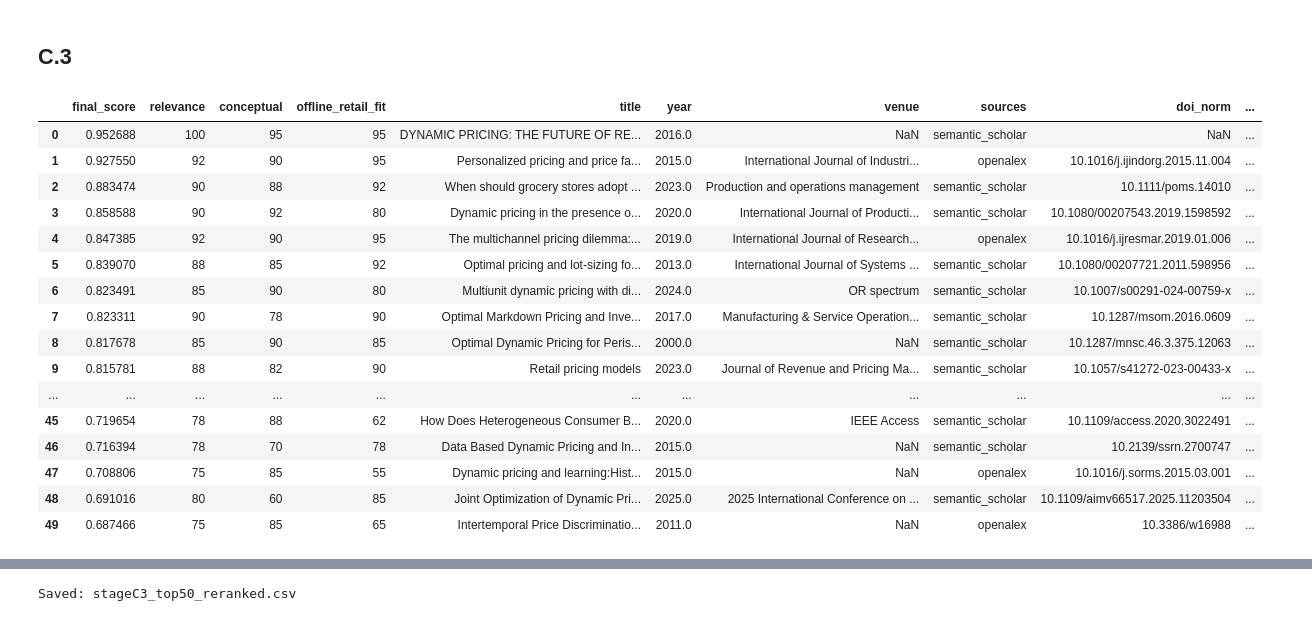
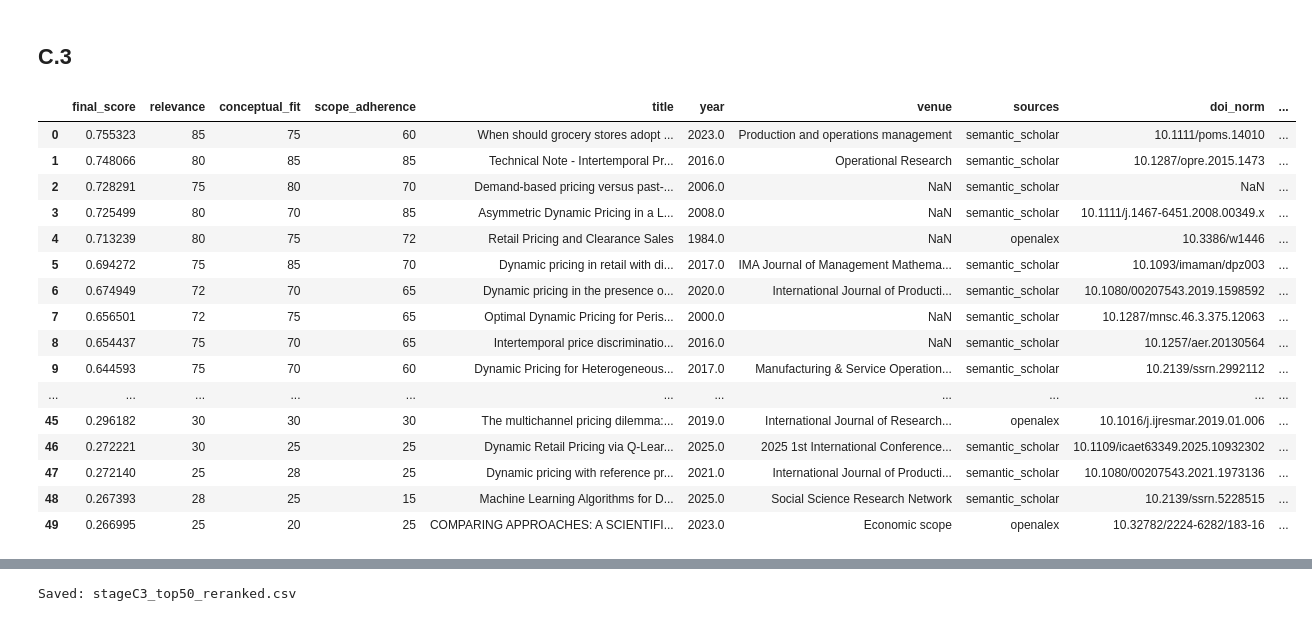
Before and after one commit to mrlmueller/instantpaper-demo, a Jupyter notebook: sources.ipynb, the cells around one changed output, grey strips where cells are left out. Drawn from its saved outputs; the diff is of its cells as text; code cells hidden in the pictures.

```diff
--- a/sources.ipynb
+++ b/sources.ipynb
@@ -625,8 +850,8 @@ import pandas as pd
 
 from sklearn.metrics.pairwise import cosine_similarity
 
-# Use main + facets as separate "retrieval queries"
-query_texts = [profile["main_query"]] + profile.get("facet_queries", [])
+# Use main + facets as separate "retrieval queries" (repeat main for extra weight downstream)
+query_texts = [blueprint["main_query"], blueprint["main_query"]] + blueprint.get("facet_queries", [])
 
 TOP_PER_QUERY = 250  # tune: 150–400 are common; larger = more embedding cost
 
@@ -753,22 +978,31 @@ qN = l2_normalize(query_embeds)
 
 S = docN @ qN.T
 score_embed_max = S.max(axis=1)
+score_embed_mean_top3 = np.sort(S, axis=1)[:, -3:].mean(axis=1)
 
 df_pool = df_pool.copy()
 df_pool["score_embed_max"] = df_pool["merge_key"].astype(str).map(lambda k: score_embed_max[key_to_i[k]])
+df_pool["score_embed_mean_top3"] = df_pool["merge_key"].astype(str).map(lambda k: score_embed_mean_top3[key_to_i[k]])
+
 df_pool["score_embed_norm"] = minmax(df_pool["score_embed_max"].values)
+df_pool["score_embed_mean_top3_norm"] = minmax(df_pool["score_embed_mean_top3"].values)
+
+# Blend best-hit + breadth (main query was repeated upstream to add weight here)
+W_EMBED_MAX = 0.70
+W_EMBED_BREADTH = 0.30
+df_pool["score_embed_combo"] = W_EMBED_MAX * df_pool["score_embed_norm"] + W_EMBED_BREADTH * df_pool["score_embed_mean_top3_norm"]
 
 # normalize tfidf within pool for fair fusion
 df_pool["score_tfidf_norm"] = minmax(df_pool["score_tfidf"].values)
 
 W_EMBED = 0.60
 W_TFIDF = 0.40
-df_pool["score_relevance_hybrid"] = W_EMBED * df_pool["score_embed_norm"] + W_TFIDF * df_pool["score_tfidf_norm"]
+df_pool["score_relevance_hybrid"] = W_EMBED * df_pool["score_embed_combo"] + W_TFIDF * df_pool["score_tfidf_norm"]
 
 CITE_WEIGHT = 0.08
 df_pool["score_hybrid_pool"] = (1 - CITE_WEIGHT) * df_pool["score_relevance_hybrid"] + CITE_WEIGHT * df_pool["score_cite_norm"]
 
 df_pool.sort_values("score_hybrid_pool", ascending=False).head(10)[
-    ["title","score_embed_max","score_tfidf","score_hybrid_pool","score_stageC1"]
+    ["title","score_embed_max","score_embed_mean_top3","score_tfidf","score_hybrid_pool","score_stageC1"]
 ]
 # %% [output]
@@ -1045,6 +1298,6 @@ df_scores.head()
 # %%
-mx = df_scores[["relevance","conceptual","offline_retail_fit"]].max().max()
-mn = df_scores[["relevance","conceptual","offline_retail_fit"]].min().min()
+mx = df_scores[["relevance","conceptual_fit","scope_adherence"]].max().max()
+mn = df_scores[["relevance","conceptual_fit","scope_adherence"]].min().min()
 print("Score range:", mn, "to", mx)
-df_scores[["relevance","conceptual","offline_retail_fit","notes"]].head(10)
+df_scores[["relevance","conceptual_fit","scope_adherence","facet_hits","notes"]].head(10)
 # %% [output]
@@ -1068,57 +1321,60 @@ import pandas as pd
 
 def minmax(x):
     x = np.asarray(x, dtype=float)
     mn, mx = np.nanmin(x), np.nanmax(x)
     return (x - mn) / (mx - mn + 1e-12)
 
 # Join rerank scores to the same rows (df_scores is aligned with df_llm order)
 df_llm2 = pd.concat([df_llm.reset_index(drop=True), df_scores.reset_index(drop=True)], axis=1)
 
 # Normalize to 0..1
 df_llm2["rel_norm"] = df_llm2["relevance"] / 100.0
-df_llm2["concept_norm"] = df_llm2["conceptual"] / 100.0
-df_llm2["offline_norm"] = df_llm2["offline_retail_fit"] / 100.0
+df_llm2["concept_norm"] = df_llm2["conceptual_fit"] / 100.0
+df_llm2["scope_norm"] = df_llm2["scope_adherence"] / 100.0
 
-# Primary: LLM scope judgment
+# Primary: LLM rubric judgment
+W_REL = 0.60
+W_CONCEPT = 0.20
+W_SCOPE = 0.20
 df_llm2["score_stageC3"] = (
-    0.60 * df_llm2["rel_norm"] +
-    0.25 * df_llm2["concept_norm"] +
-    0.15 * df_llm2["offline_norm"]
+    W_REL * df_llm2["rel_norm"] +
+    W_CONCEPT * df_llm2["concept_norm"] +
+    W_SCOPE * df_llm2["scope_norm"]
 )
 
 # Secondary tie-break: your hybrid semantic score (from Option 3 pool rerank)
 df_llm2["hybrid_norm"] = minmax(df_llm2["score_hybrid_pool"].values)
 
 df_llm2["final_score"] = 0.90 * df_llm2["score_stageC3"] + 0.10 * df_llm2["hybrid_norm"]
 
 top50 = (
     df_llm2.sort_values("final_score", ascending=False)
     .head(50)
     .reset_index(drop=True)
 )
 
 cols = [
-    "final_score","relevance","conceptual","offline_retail_fit",
-    "title","year","venue","sources","doi_norm","notes"
+    "final_score","relevance","conceptual_fit","scope_adherence",
+    "title","year","venue","sources","doi_norm","facet_hits","notes"
 ]
 top50[cols]
 # %% [output]
-|  | final_score | relevance | conceptual | offline_retail_fit | title | year | venue | sources | doi_norm | ... |
-| 0 | 0.952688 | 100 | 95 | 95 | DYNAMIC PRICING: THE FUTURE OF RE... | 2016.0 | NaN | semantic_scholar | NaN | ... |
-| 1 | 0.927550 | 92 | 90 | 95 | Personalized pricing and price fa... | 2015.0 | International Journal of Industri... | openalex | 10.1016/j.ijindorg.2015.11.004 | ... |
-| 2 | 0.883474 | 90 | 88 | 92 | When should grocery stores adopt ... | 2023.0 | Production and operations management | semantic_scholar | 10.1111/poms.14010 | ... |
-| 3 | 0.858588 | 90 | 92 | 80 | Dynamic pricing in the presence o... | 2020.0 | International Journal of Producti... | semantic_scholar | 10.1080/00207543.2019.1598592 | ... |
-| 4 | 0.847385 | 92 | 90 | 95 | The multichannel pricing dilemma:... | 2019.0 | International Journal of Research... | openalex | 10.1016/j.ijresmar.2019.01.006 | ... |
-| 5 | 0.839070 | 88 | 85 | 92 | Optimal pricing and lot-sizing fo... | 2013.0 | International Journal of Systems ... | semantic_scholar | 10.1080/00207721.2011.598956 | ... |
-| 6 | 0.823491 | 85 | 90 | 80 | Multiunit dynamic pricing with di... | 2024.0 | OR spectrum | semantic_scholar | 10.1007/s00291-024-00759-x | ... |
-| 7 | 0.823311 | 90 | 78 | 90 | Optimal Markdown Pricing and Inve... | 2017.0 | Manufacturing & Service Operation... | semantic_scholar | 10.1287/msom.2016.0609 | ... |
-| 8 | 0.817678 | 85 | 90 | 85 | Optimal Dynamic Pricing for Peris... | 2000.0 | NaN | semantic_scholar | 10.1287/mnsc.46.3.375.12063 | ... |
-| 9 | 0.815781 | 88 | 82 | 90 | Retail pricing models | 2023.0 | Journal of Revenue and Pricing Ma... | semantic_scholar | 10.1057/s41272-023-00433-x | ... |
+|  | final_score | relevance | conceptual_fit | scope_adherence | title | year | venue | sources | doi_norm | ... |
+| 0 | 0.755323 | 85 | 75 | 60 | When should grocery stores adopt ... | 2023.0 | Production and operations management | semantic_scholar | 10.1111/poms.14010 | ... |
+| 1 | 0.748066 | 80 | 85 | 85 | Technical Note - Intertemporal Pr... | 2016.0 | Operational Research | semantic_scholar | 10.1287/opre.2015.1473 | ... |
+| 2 | 0.728291 | 75 | 80 | 70 | Demand-based pricing versus past-... | 2006.0 | NaN | semantic_scholar | NaN | ... |
+| 3 | 0.725499 | 80 | 70 | 85 | Asymmetric Dynamic Pricing in a L... | 2008.0 | NaN | semantic_scholar | 10.1111/j.1467-6451.2008.00349.x | ... |
+| 4 | 0.713239 | 80 | 75 | 72 | Retail Pricing and Clearance Sales | 1984.0 | NaN | openalex | 10.3386/w1446 | ... |
+| 5 | 0.694272 | 75 | 85 | 70 | Dynamic pricing in retail with di... | 2017.0 | IMA Journal of Management Mathema... | semantic_scholar | 10.1093/imaman/dpz003 | ... |
+| 6 | 0.674949 | 72 | 70 | 65 | Dynamic pricing in the presence o... | 2020.0 | International Journal of Producti... | semantic_scholar | 10.1080/00207543.2019.1598592 | ... |
+| 7 | 0.656501 | 72 | 75 | 65 | Optimal Dynamic Pricing for Peris... | 2000.0 | NaN | semantic_scholar | 10.1287/mnsc.46.3.375.12063 | ... |
+| 8 | 0.654437 | 75 | 70 | 65 | Intertemporal price discriminatio... | 2016.0 | NaN | semantic_scholar | 10.1257/aer.20130564 | ... |
+| 9 | 0.644593 | 75 | 70 | 60 | Dynamic Pricing for Heterogeneous... | 2017.0 | Manufacturing & Service Operation... | semantic_scholar | 10.2139/ssrn.2992112 | ... |
 | ... | ... | ... | ... | ... | ... | ... | ... | ... | ... | ... |
-| 45 | 0.719654 | 78 | 88 | 62 | How Does Heterogeneous Consumer B... | 2020.0 | IEEE Access | semantic_scholar | 10.1109/access.2020.3022491 | ... |
-| 46 | 0.716394 | 78 | 70 | 78 | Data Based Dynamic Pricing and In... | 2015.0 | NaN | semantic_scholar | 10.2139/ssrn.2700747 | ... |
-| 47 | 0.708806 | 75 | 85 | 55 | Dynamic pricing and learning:Hist... | 2015.0 | NaN | openalex | 10.1016/j.sorms.2015.03.001 | ... |
-| 48 | 0.691016 | 80 | 60 | 85 | Joint Optimization of Dynamic Pri... | 2025.0 | 2025 International Conference on ... | semantic_scholar | 10.1109/aimv66517.2025.11203504 | ... |
-| 49 | 0.687466 | 75 | 85 | 65 | Intertemporal Price Discriminatio... | 2011.0 | NaN | openalex | 10.3386/w16988 | ... |
+| 45 | 0.296182 | 30 | 30 | 30 | The multichannel pricing dilemma:... | 2019.0 | International Journal of Research... | openalex | 10.1016/j.ijresmar.2019.01.006 | ... |
+| 46 | 0.272221 | 30 | 25 | 25 | Dynamic Retail Pricing via Q-Lear... | 2025.0 | 2025 1st International Conference... | semantic_scholar | 10.1109/icaet63349.2025.10932302 | ... |
+| 47 | 0.272140 | 25 | 28 | 25 | Dynamic pricing with reference pr... | 2021.0 | International Journal of Producti... | semantic_scholar | 10.1080/00207543.2021.1973136 | ... |
+| 48 | 0.267393 | 28 | 25 | 15 | Machine Learning Algorithms for D... | 2025.0 | Social Science Research Network | semantic_scholar | 10.2139/ssrn.5228515 | ... |
+| 49 | 0.266995 | 25 | 20 | 25 | COMPARING APPROACHES: A SCIENTIFI... | 2023.0 | Economic scope | openalex | 10.32782/2224-6282/183-16 | ... |
 # %%
 # Inspect top 20 titles quickly
```
Also changed, not shown: parts of 42 cells of this notebook.
